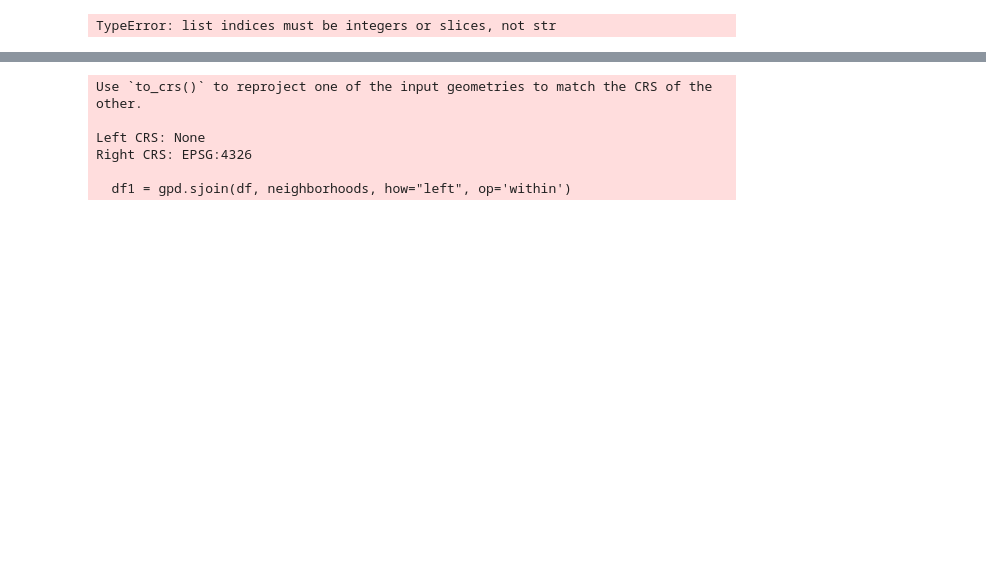
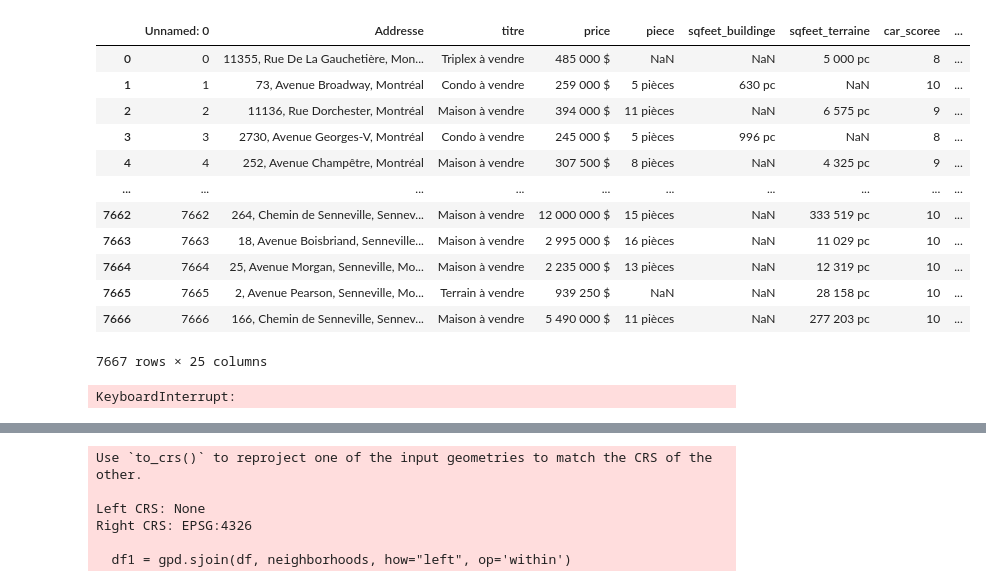
Before and after one commit to Vision-3xpert/dreamhouse.io, a Jupyter notebook: Modelisation.ipynb, the cells around one changed output, grey strips where cells are left out. Drawn from its saved outputs; the diff is of its cells as text; code cells hidden in the pictures; blank space fills up the shorter version.

```diff
--- a/Modelisation.ipynb
+++ b/Modelisation.ipynb
@@ -26,9 +26,6 @@ else:
         Montreal = r2.json()
     else:
         print(f"Erreur de connexion à l'adresse web suivante {quartier_url} : erreur {r2.status_code}")
-print(len(Montreal["features"]["properties"]["NOM"]))
-# %% [output]
-TypeError: list indices must be integers or slices, not str
 # %%
 #Ameneties
 # --------------------------------------------------------------------------------------------------------------------------------------------------------------------------------------------------------------------------
@@ -97,37 +94,52 @@ superficie = pd.read_csv('CSVs/Superficie_quartier.csv')
 # --------------------------------------------------------------------------------------------------------------------------------------------------------------------------------------------------------------------------------
 
 #Properties
-Propriétés = pd.read_excel('CSVs/Centris_scraping.xlsx')
+Propriétés = pd.read_excel('CSVs/Centris_scraping2.xlsx')
 ## Clean the address list from Initial Property list
 Addresse_list = Propriétés['Addresse'].tolist()
 for i in range(len(Addresse_list)):
    ##Retirer toute l'information qui vient après ", Montréal"
    Addresse_list[i] = (Addresse_list[i].split(', Montréal')[0]+", Montréal")
    ## Retirer toutes les lettres qui suiveront des numéro civique (Exemple 123A de la gauchetière --> 123 de la gauchetière)
    Addresse_list[i] = re.sub(r'\d+[A-Za-z]*', lambda x: x.group().rstrip('ABCDEFGHIJKLMNOPQRSTUVWXYZabcdfghijklmnopqrstuvwxyz'), Addresse_list[i])   # address = Addresse_list[i]
    ## Ajouter un "e" lorsque nous avons des cas comme '20 rue --> 20e rue OU 8 avenue --> 8e avenue
    Addresse_list[i] = re.sub(r'^(\d+), (\d+) Avenue', r'\1, \2e Avenue', Addresse_list[i])
    Addresse_list[i] = re.sub(r'^(\d+), (\d+) Rue', r'\1, \2e Rue', Addresse_list[i])
    # Nettoyer pour les appartements, les retirer
    Addresse_list[i] = re.sub(r'app\..*?, ', '', Addresse_list[i])
    Addresse_list[i] =Addresse_list[i].replace(" (R.-d.-P.)","")
    Addresse_list[i]=Addresse_list[i].replace(" (P.-a.-T.)","")
    Addresse_list[i] = re.sub(", Quartier .*, ", ", ",Addresse_list[i])
 #   Addresse_list[i] =Addresse_list[i].replace(" Westmount,","")
 #   Addresse_list[i] =Addresse_list[i].replace(" Kirkland,","")
 #   Addresse_list[i] =Addresse_list[i].replace(" Baie-d'Urfé,","")
 #   Addresse_list[i] =Addresse_list[i].replace(" Pointe-Claire,","")
 #   Addresse_list[i] =Addresse_list[i].replace(" Côte-Saint-Luc,","")
    Addresse_list[i] = re.sub(r' - \d+', '', Addresse_list[i])
    Addresse_list[i] = (re.sub(r'app\.\s*([A-Za-z\d]+, )', '', Addresse_list[i]))
    match = re.search(r"app\.", Addresse_list[i])
    if match:
       Addresse_list[i] = re.sub(r"app\.\s\d+, ", "", Addresse_list[i])
    Addresse_list[i] = Addresse_list[i].replace(" d'"," ")
 
 
 
 Propriétés['Addresse'] = Addresse_list
+Propriétés
+# %% [output]
+|  | Unnamed: 0 | Addresse | titre | price | piece | sqfeet_buildinge | sqfeet_terraine | car_scoree | ... |
+| 0 | 0 | 11355, Rue De La Gauchetière, Mon... | Triplex à vendre | 485 000 $ | NaN | NaN | 5 000 pc | 8 | ... |
+| 1 | 1 | 73, Avenue Broadway, Montréal | Condo à vendre | 259 000 $ | 5 pièces | 630 pc | NaN | 10 | ... |
+| 2 | 2 | 11136, Rue Dorchester, Montréal | Maison à vendre | 394 000 $ | 11 pièces | NaN | 6 575 pc | 9 | ... |
+| 3 | 3 | 2730, Avenue Georges-V, Montréal | Condo à vendre | 245 000 $ | 5 pièces | 996 pc | NaN | 8 | ... |
+| 4 | 4 | 252, Avenue Champêtre, Montréal | Maison à vendre | 307 500 $ | 8 pièces | NaN | 4 325 pc | 9 | ... |
+| ... | ... | ... | ... | ... | ... | ... | ... | ... | ... |
+| 7662 | 7662 | 264, Chemin de Senneville, Sennev... | Maison à vendre | 12 000 000 $ | 15 pièces | NaN | 333 519 pc | 10 | ... |
+| 7663 | 7663 | 18, Avenue Boisbriand, Senneville... | Maison à vendre | 2 995 000 $ | 16 pièces | NaN | 11 029 pc | 10 | ... |
+| 7664 | 7664 | 25, Avenue Morgan, Senneville, Mo... | Maison à vendre | 2 235 000 $ | 13 pièces | NaN | 12 319 pc | 10 | ... |
+| 7665 | 7665 | 2, Avenue Pearson, Senneville, Mo... | Terrain à vendre | 939 250 $ | NaN | NaN | 28 158 pc | 10 | ... |
+| 7666 | 7666 | 166, Chemin de Senneville, Sennev... | Maison à vendre | 5 490 000 $ | 11 pièces | NaN | 277 203 pc | 10 | ... |
+7667 rows × 25 columns
 # %%
 ## Define the function to extract different interest place around
 def get_place_data(url,df):
@@ -209,8 +221,6 @@ def apply_data_map(dforiginal,dfgrouped,dffinal):
 Prop_map = get_location(Propriétés)
 Prop_map = get_lat_lon(Prop_map)
 Prop_map = Link_map_data(Prop_map)
-for i,r in Prop_map.iterrows():
-    if pd.isna(r["NOM"]):
-        print(r["Addresse"])
-#Prop_map.to_csv('Export/Propriétés_map.csv', index=False)
-Prop_map.to_csv("Export/HousesV3.csv")
+Prop_map.to_csv("Export/Houses2V1.csv")
+# %% [output]
+KeyboardInterrupt:
```
Also changed, not shown: parts of 8 cells of this notebook, 35 other files.
